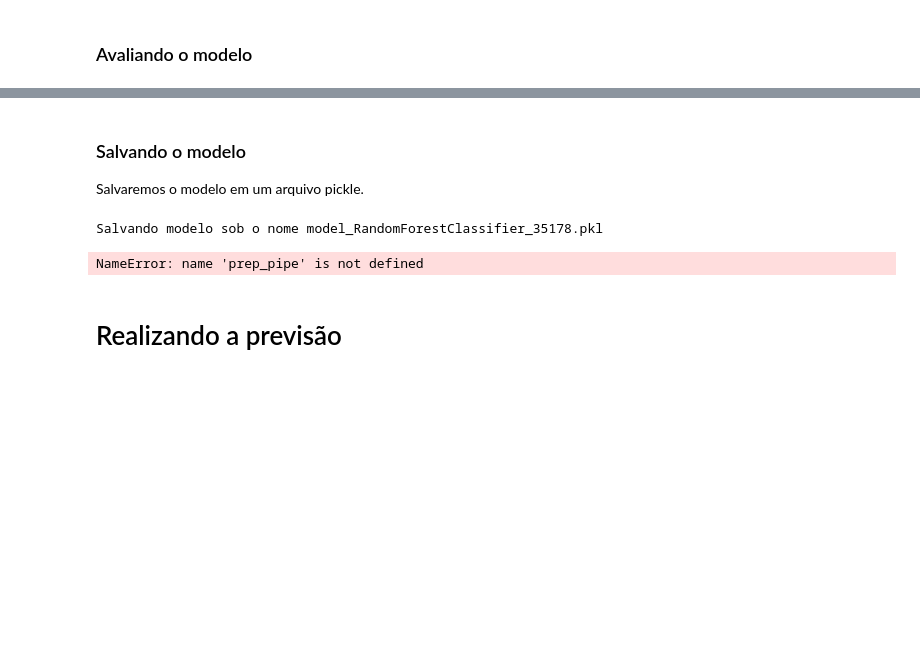
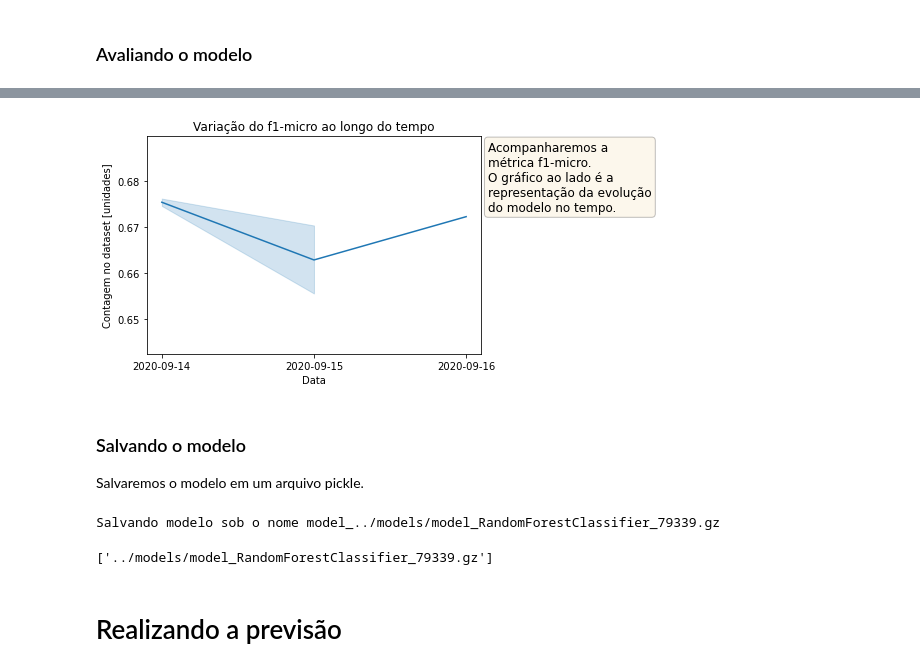
Before and after one commit to Carne-de-Pescoco/Modeling-Earthquake, a Jupyter notebook: notebooks/3_modeling_suto.ipynb, the cells around one changed output, grey strips where cells are left out. Drawn from its saved outputs; the diff is of its cells as text; code cells hidden in the pictures; blank space fills up the shorter version.

```diff
--- a/notebooks/3_modeling_suto.ipynb
+++ b/notebooks/3_modeling_suto.ipynb
@@ -315,3 +316,34 @@ O registro Int64Index([4257942832718635178], dtype='int64') foi salvo na base mo
+# %%
+df_result = pd.read_csv(path_processed+"model_evaluation.csv", index_col=0)
+df_result_graph = df_result[['precision', 'recall', 'f1-score', 'accuracy','date']]
+
+# ---------------------------
+# Gráfico--------------------
+sns.axes_style("ticks")
+ax = sns.lineplot(x='date', y='f1-score', data=df_result_graph)
+
+y = df_result_graph["f1-score"]
+
+y_max = y.max()*1.02
+y_min = y.min()*.98
+ax.set(ylim=(y_min, y_max))
+ax.set(title="Variação do f1-micro ao longo do tempo", xlabel="Data", ylabel="Contagem no dataset [unidades]")
+
+for p, label in zip(ax.patches, y.sort_index()):
+    ax.annotate(str(label), (p.get_x()+.25, p.get_height()+.1), fontsize=12, color='black', ha='left', va='bottom')
+
+textstr = f"""Acompanharemos a
+métrica f1-micro.
+O gráfico ao lado é a
+representação da evolução
+do modelo no tempo."""
+
+props = dict(boxstyle='round', facecolor='wheat', alpha=0.25)
+
+ax.text(1.02, 0.98, textstr, transform=ax.transAxes, fontsize=12,
+        verticalalignment='top', bbox=props);
+# %% [output]
+[figure, added]
 # %% [markdown]
 ### Salvando o modelo
 
@@ -320,12 +352,18 @@ Salvaremos o modelo em um arquivo pickle.
 model_name = str(model_rf)[:str(model_rf).find("(")]
 model_hash = str(result.index.values)[-6:-1]
 
-print("Salvando modelo sob o nome model_"+model_name+"_"+model_hash+".pkl")
+filename = path_model+"model_"+model_name+"_"+model_hash
 
-save_model(model_rf, path_model+"model_"+model_name+"_"+model_hash, verbose=0)
+print("Salvando modelo sob o nome model_"+filename+".gz")
+
+joblib.dump(model_rf, filename+".gz", compress=("gzip", 6))
+
+# pickle.dump(model_rf, open(filename, 'wb'))
+
+# save_model(model_rf, filename)
 # %% [output]
-Salvando modelo sob o nome model_RandomForestClassifier_35178.pkl
+Salvando modelo sob o nome model_../models/model_RandomForestClassifier_79339.gz
-NameError: name 'prep_pipe' is not defined
+['../models/model_RandomForestClassifier_79339.gz']
 # %% [markdown]
 # Realizando a previsão
 # %%
```
Also changed, not shown: parts of 23 cells of this notebook, 7 other files.
